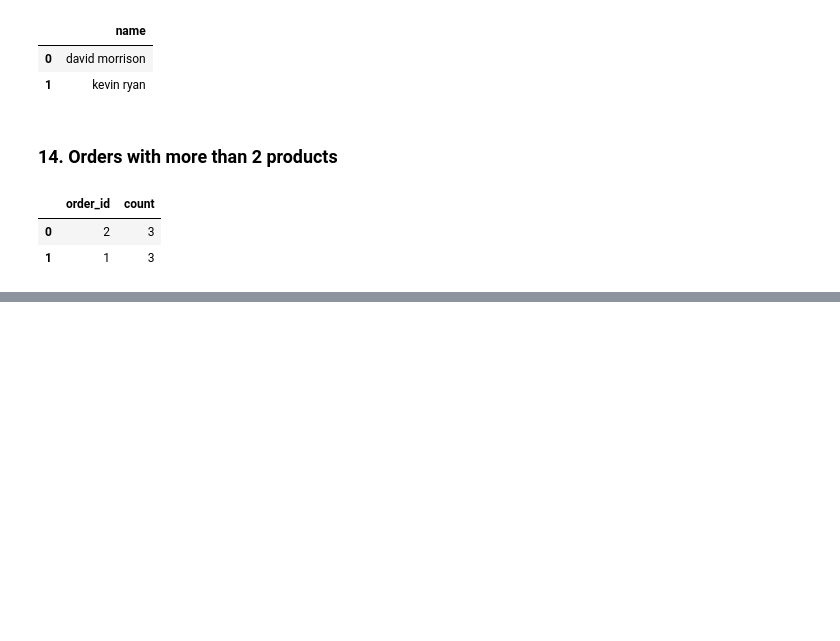
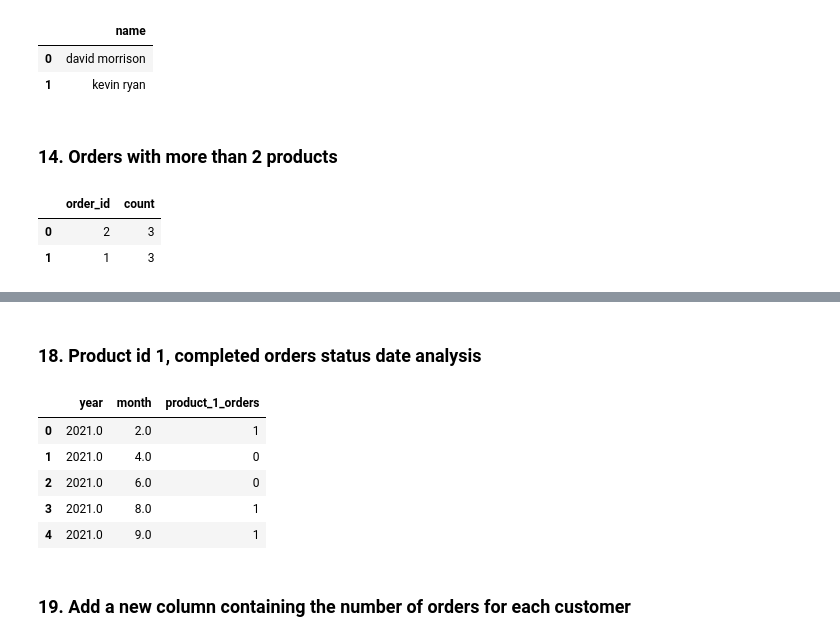
Before and after one commit to LiwaaAudi/database-design-project, a Jupyter notebook: queries.ipynb, the cells around one changed output, grey strips where cells are left out. Cells and saved outputs as stored; diff of their text form; code cells hidden in the pictures; blank space fills up the shorter version.

```diff
--- a/queries.ipynb
+++ b/queries.ipynb
@@ -257,0 +341,23 @@ psql.read(Q14)
+# %% [markdown]
+### 18. Product id 1, completed orders status date analysis
+# %%
+Q18 = '''
+    select
+        extract (year from orders.purchased_at) as year,
+        extract (month from orders.purchased_at) as  month,
+        count ( distinct case when product_id = 1 then lineitems.lineitem_id else null end) product_1_orders
+    from lineitems
+        join orders on lineitems.order_id = orders.order_id
+    where orders.order_status = 'completed'
+    group by 1,2;
+    '''
+psql.read(Q18)
+# %% [output]
+|  | year | month | product_1_orders |
+| 0 | 2021.0 | 2.0 | 1 |
+| 1 | 2021.0 | 4.0 | 0 |
+| 2 | 2021.0 | 6.0 | 0 |
+| 3 | 2021.0 | 8.0 | 1 |
+| 4 | 2021.0 | 9.0 | 1 |
+# %% [markdown]
+### 19. Add a new column containing the number of orders for each customer
```
Also changed, not shown: parts of 9 cells of this notebook, 1 other file.
